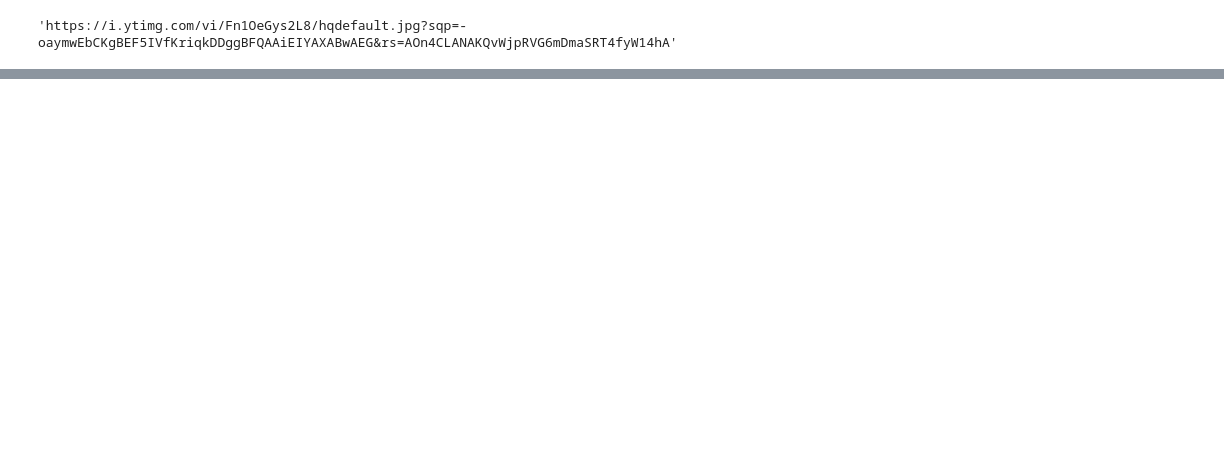
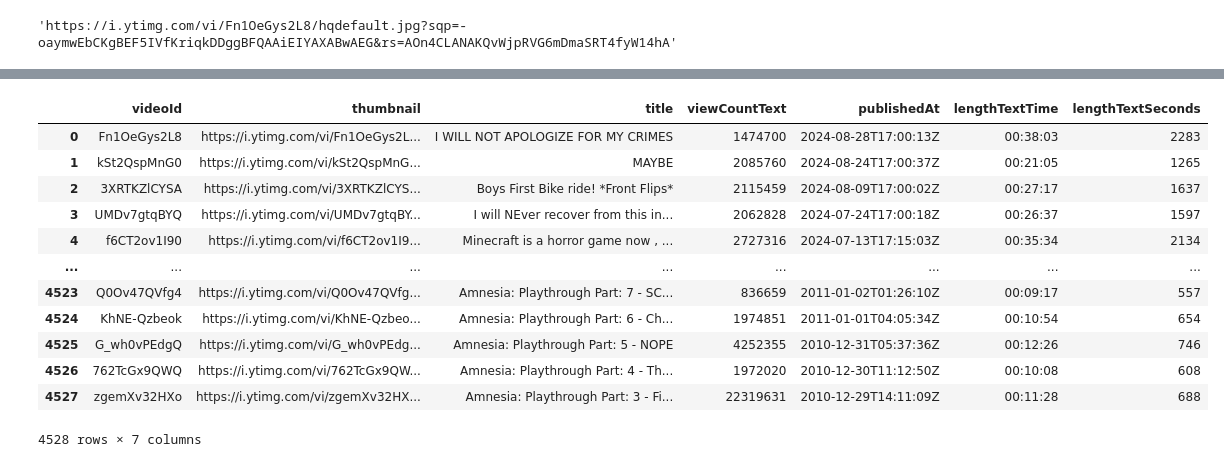
Before and after one commit to IainHenn/Youtube-Summarizer, a Jupyter notebook: main.ipynb, the cells around one changed output, grey strips where cells are left out. Drawn from its saved outputs; the diff is of its cells as text; code cells hidden in the pictures; blank space fills up the shorter version.

```diff
--- a/main.ipynb
+++ b/main.ipynb
@@ -227,4 +230,32 @@ def get_video_publish_dates(youtube, df):
 # %%
 videos_DF_mod = get_video_publish_dates(youtube,videos_DF_mod)
+# %%
+def lengthTextModified(df):
+    lengthTextSeconds = []
+    lengthTextTime = []
+    for rowVal in df["lengthText"]:
+        pattern = r'(?:(\d+)\s*hours?,?\s*)?(?:(\d+)\s*minutes?,?\s*)?(?:(\d+)\s*seconds?)'
+        match = re.search(pattern, rowVal)
+
+        if match:
+            rowHours = match.group(1) or 0
+            rowMinutes = match.group(2) or 0
+            rowSeconds = match.group(3) or 0
+
+        if rowHours != 0:
+            rowHours = int(rowHours)
+        if rowMinutes != 0:
+            rowMinutes = int(rowMinutes)
+        if rowSeconds != 0:
+            rowSeconds = int(rowSeconds)
+
+        time = datetime.time(rowHours,rowMinutes,rowSeconds)
+        totalSeconds = (rowHours*3600) + (rowMinutes*60) + (rowSeconds)
+        lengthTextTime.append(time)
+        lengthTextSeconds.append(totalSeconds)
+
+    df["lengthTextTime"] = pd.DataFrame(lengthTextTime)
+    df["lengthTextSeconds"] = pd.DataFrame(lengthTextSeconds)
+    return df
 # %%
-videos_DF_mod
+videos_DF_mod = lengthTextModified(videos_DF_mod)
@@ -244,0 +262,18 @@ videos_DF_mod
+# %%
+videos_final_df = videos_DF_mod.drop(["lengthText"],axis = 1)
+# %%
+videos_final_df
+# %% [output]
+|  | videoId | thumbnail | title | viewCountText | publishedAt | lengthTextTime | lengthTextSeconds |
+| 0 | Fn1OeGys2L8 | https://i.ytimg.com/vi/Fn1OeGys2L... | I WILL NOT APOLOGIZE FOR MY CRIMES | 1474700 | 2024-08-28T17:00:13Z | 00:38:03 | 2283 |
+| 1 | kSt2QspMnG0 | https://i.ytimg.com/vi/kSt2QspMnG... | MAYBE | 2085760 | 2024-08-24T17:00:37Z | 00:21:05 | 1265 |
+| 2 | 3XRTKZlCYSA | https://i.ytimg.com/vi/3XRTKZlCYS... | Boys First Bike ride! *Front Flips* | 2115459 | 2024-08-09T17:00:02Z | 00:27:17 | 1637 |
+| 3 | UMDv7gtqBYQ | https://i.ytimg.com/vi/UMDv7gtqBY... | I will NEver recover from this in... | 2062828 | 2024-07-24T17:00:18Z | 00:26:37 | 1597 |
+| 4 | f6CT2ov1I90 | https://i.ytimg.com/vi/f6CT2ov1I9... | Minecraft is a horror game now , ... | 2727316 | 2024-07-13T17:15:03Z | 00:35:34 | 2134 |
+| ... | ... | ... | ... | ... | ... | ... | ... |
+| 4523 | Q0Ov47QVfg4 | https://i.ytimg.com/vi/Q0Ov47QVfg... | Amnesia: Playthrough Part: 7 - SC... | 836659 | 2011-01-02T01:26:10Z | 00:09:17 | 557 |
+| 4524 | KhNE-Qzbeok | https://i.ytimg.com/vi/KhNE-Qzbeo... | Amnesia: Playthrough Part: 6 - Ch... | 1974851 | 2011-01-01T04:05:34Z | 00:10:54 | 654 |
+| 4525 | G_wh0vPEdgQ | https://i.ytimg.com/vi/G_wh0vPEdg... | Amnesia: Playthrough Part: 5 - NOPE | 4252355 | 2010-12-31T05:37:36Z | 00:12:26 | 746 |
+| 4526 | 762TcGx9QWQ | https://i.ytimg.com/vi/762TcGx9QW... | Amnesia: Playthrough Part: 4 - Th... | 1972020 | 2010-12-30T11:12:50Z | 00:10:08 | 608 |
+| 4527 | zgemXv32HXo | https://i.ytimg.com/vi/zgemXv32HX... | Amnesia: Playthrough Part: 3 - Fi... | 22319631 | 2010-12-29T14:11:09Z | 00:11:28 | 688 |
+4528 rows × 7 columns
```
Also changed, not shown: parts of 7 cells of this notebook, 1 other file.
